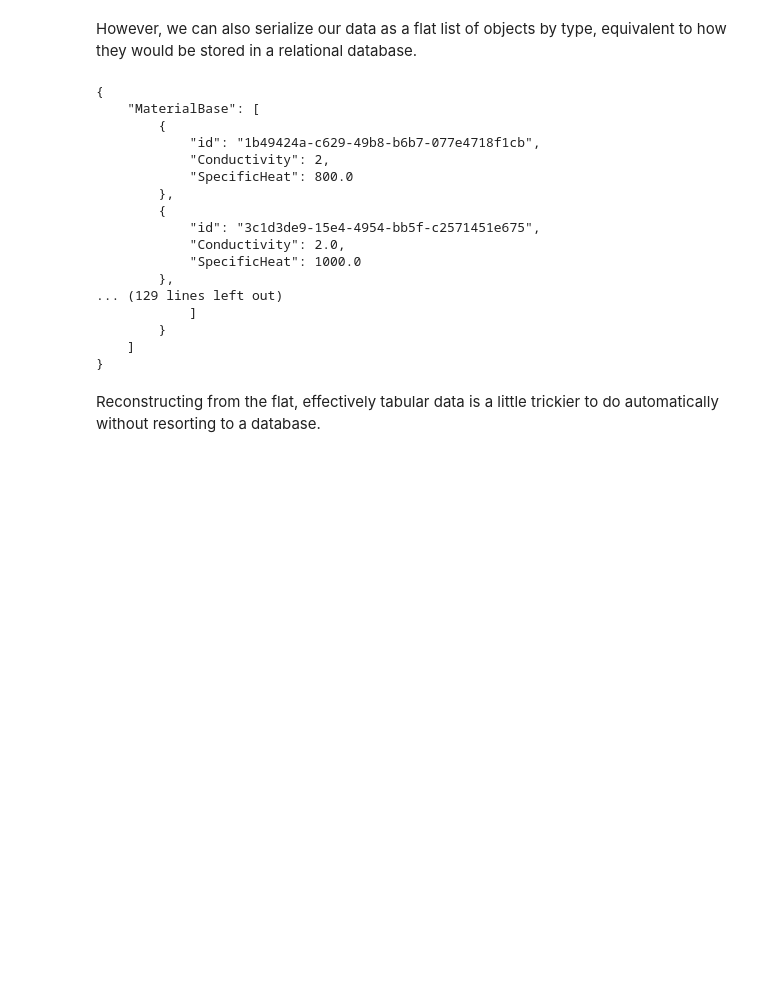
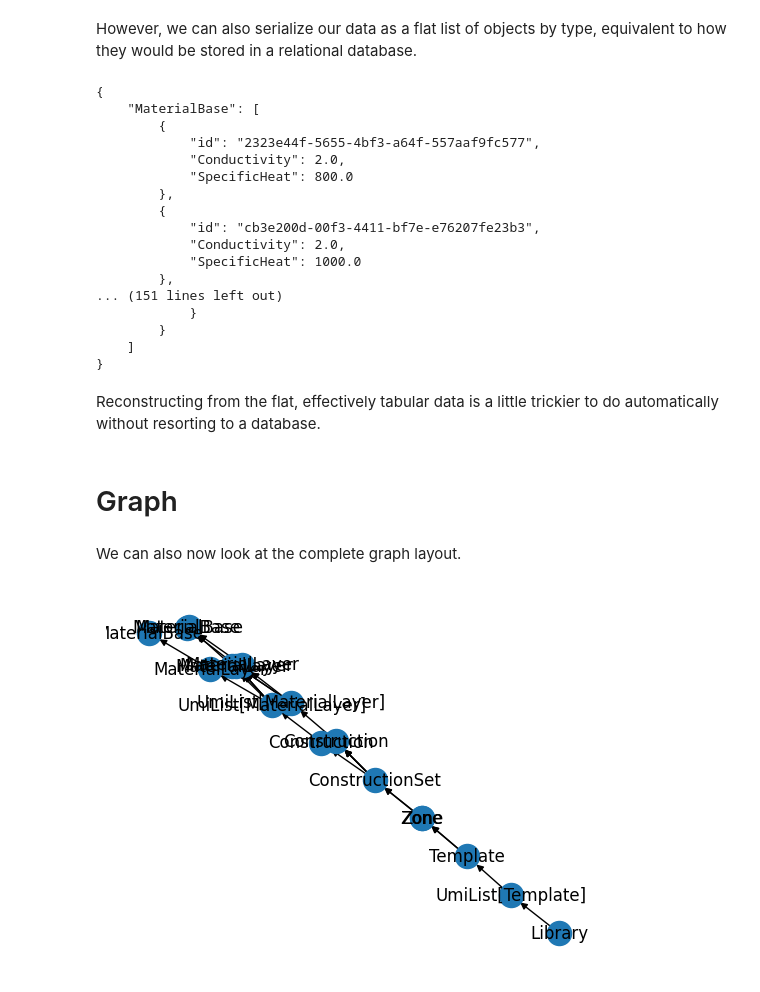
Before and after one commit to samuelduchesne/archetypal, a Jupyter notebook: archetypal/template/schema/demo.ipynb, the cells around one changed output. Saved outputs shown, nothing was run; the diff lists cells and outputs as text; code cells hidden in the pictures; blank space fills up the shorter version.

```diff
--- a/archetypal/template/schema/demo.ipynb
+++ b/archetypal/template/schema/demo.ipynb
@@ -176,24 +248,37 @@ list(UmiBase.all.values())
 However, we can also serialize our data as a flat list of objects by type, equivalent to how they would be stored in a relational database.
 # %%
 flat_serialization = UmiBase.flat_serialization(as_json=True)
+
+with open(f"flatlib.json","w") as f:
+    f.write(flat_serialization)
+
 print(flat_serialization)
 # %% [output]
 {
     "MaterialBase": [
         {
-            "id": "1b49424a-c629-49b8-b6b7-077e4718f1cb",
-            "Conductivity": 2,
+            "id": "2323e44f-5655-4bf3-a64f-557aaf9fc577",
+            "Conductivity": 2.0,
             "SpecificHeat": 800.0
         },
         {
-            "id": "3c1d3de9-15e4-4954-bb5f-c2571451e675",
+            "id": "cb3e200d-00f3-4411-bf7e-e76207fe23b3",
             "Conductivity": 2.0,
             "SpecificHeat": 1000.0
         },
-... (129 lines left out)
-            ]
+... (151 lines left out)
+            }
         }
     ]
 }
 # %% [markdown]
 Reconstructing from the flat, effectively tabular data is a little trickier to do automatically without resorting to a database.
+# %% [markdown]
+# Graph
+# %% [markdown]
+We can also now look at the complete graph layout.
+# %%
+plt.figure()
+nx.draw_kamada_kawai(UmiBase.graph, ax=plt.gca(),labels={g: g.__class__.__name__ for g in UmiBase.graph})
+# %% [output]
+[figure, added]
```
Also changed, not shown: parts of 12 cells of this notebook, 6 other files.
